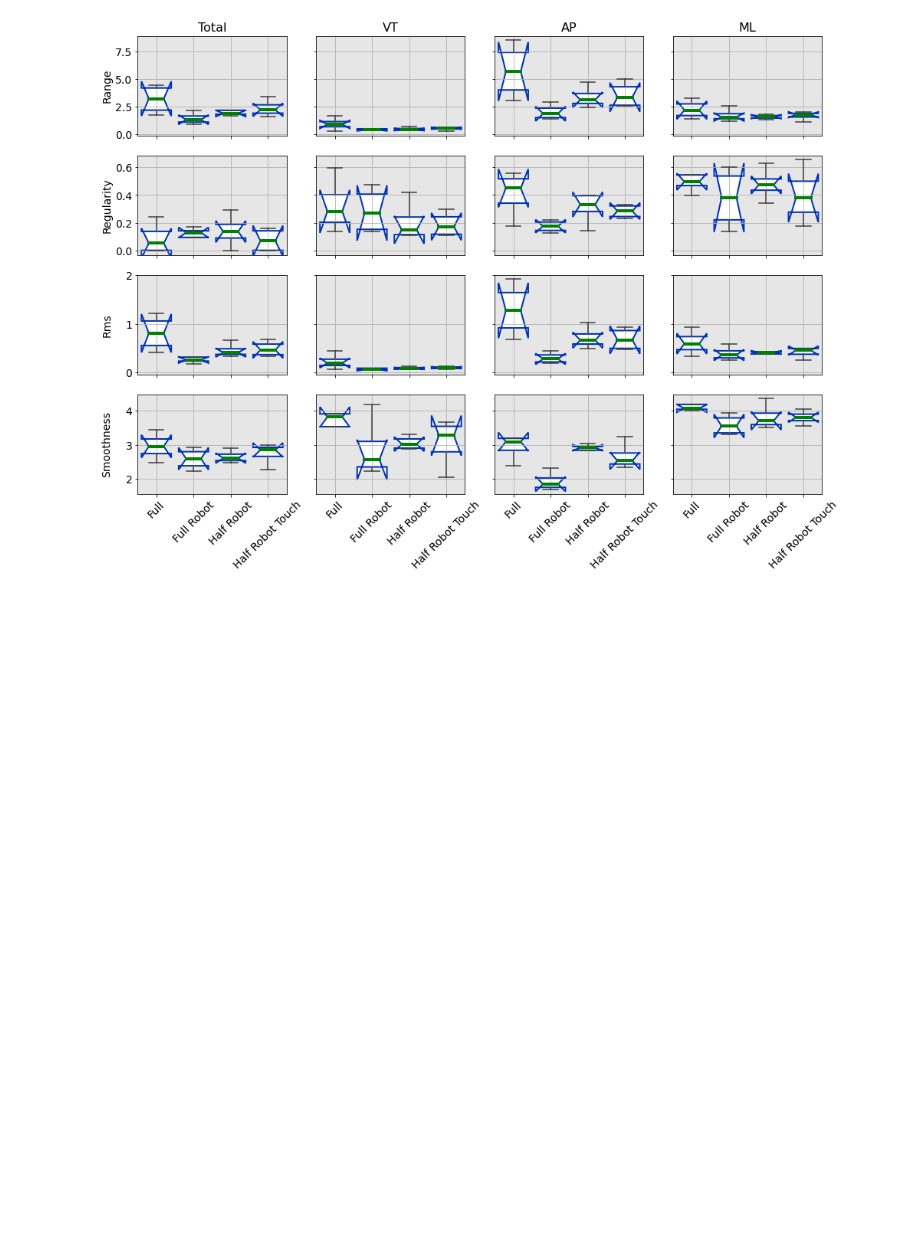
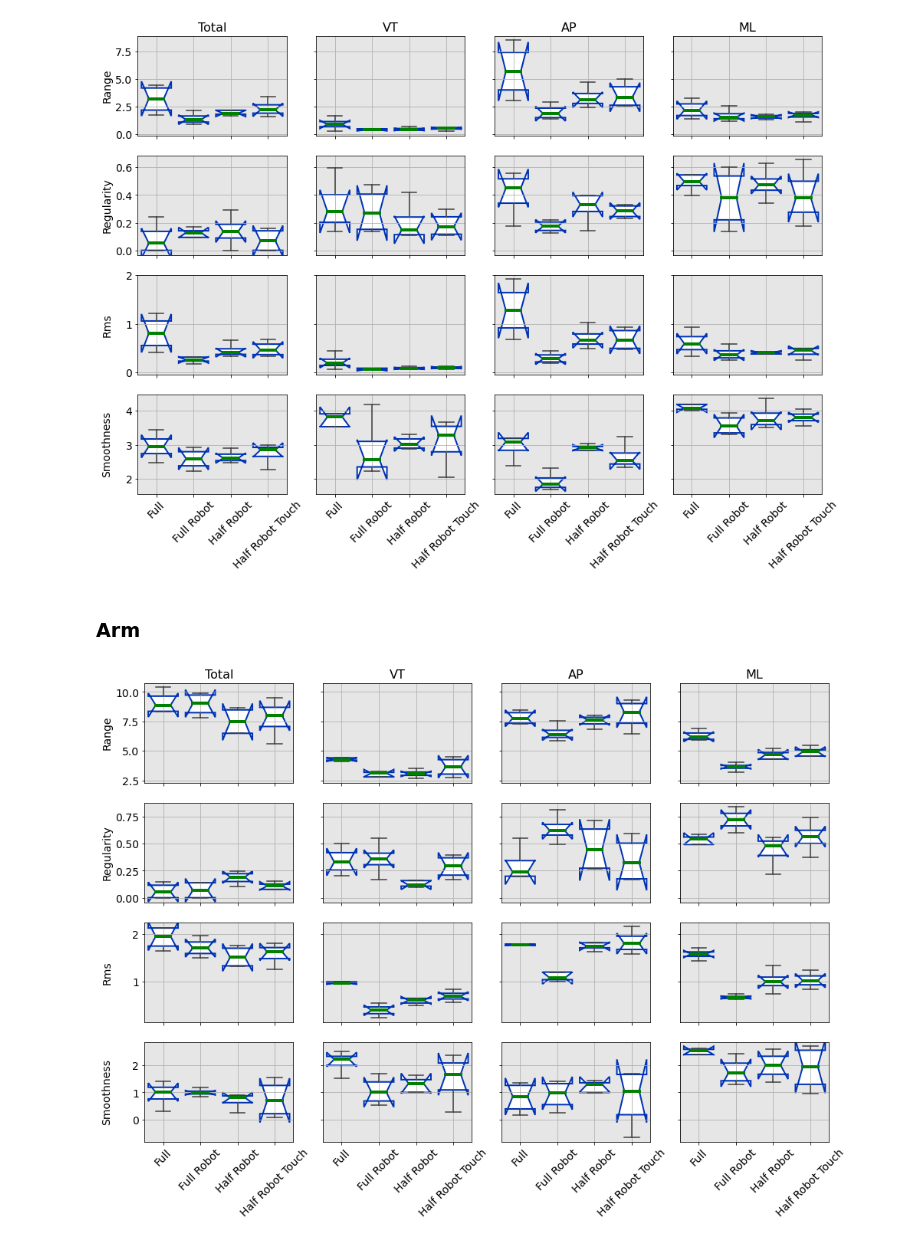
Before and after one commit to SmRanaldi/brisk, a Jupyter notebook: notebooks/group_analysis.ipynb, the cells around one changed output. Drawn from its saved outputs; the diff is of its cells as text; code cells hidden in the pictures; blank space fills up the shorter version.

```diff
--- a/notebooks/group_analysis.ipynb
+++ b/notebooks/group_analysis.ipynb
@@ -27,9 +27,10 @@ Subjects found:
 # %%
 all_data = []
 glob = []
+update = False
 for s in subjects:
-    dd = parameters.cycle_parameters(s)
-    gg = parameters.global_parameters(s)
+    dd = parameters.cycle_parameters(s, update)
+    gg = parameters.global_parameters(s, update)
     dd['subject'] = s
     gg['subject'] = s
     all_data.append(dd)
@@ -120,3 +104,9 @@ glob.sort_values(axis=0,by=['segment','dimension']).set_index(['segment','dimens
 plots_imu.plot_parameters(glob, 'trunk', 'acc')
 # %% [output]
 [figure]
+# %% [markdown]
+### Arm
+# %%
+plots_imu.plot_parameters(glob, 'arm', 'acc')
+# %% [output]
+[figure, added]
```
Also changed, not shown: parts of 12 cells of this notebook.
